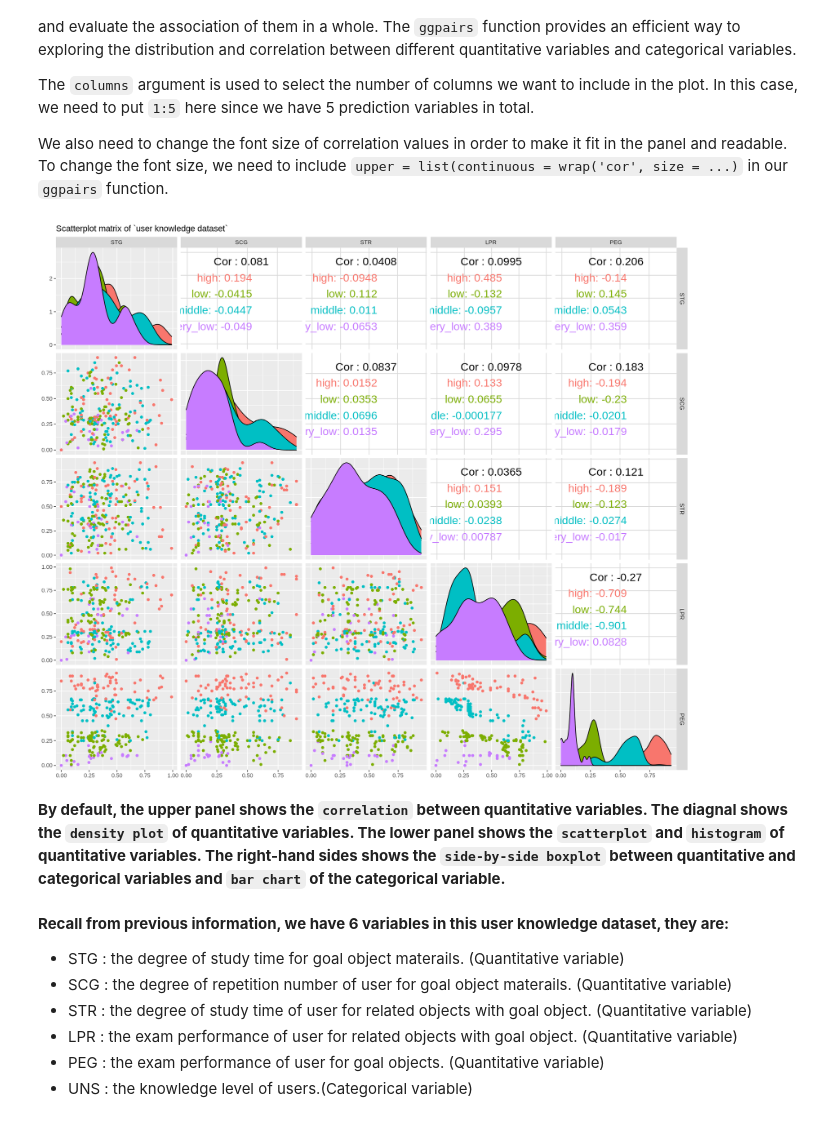
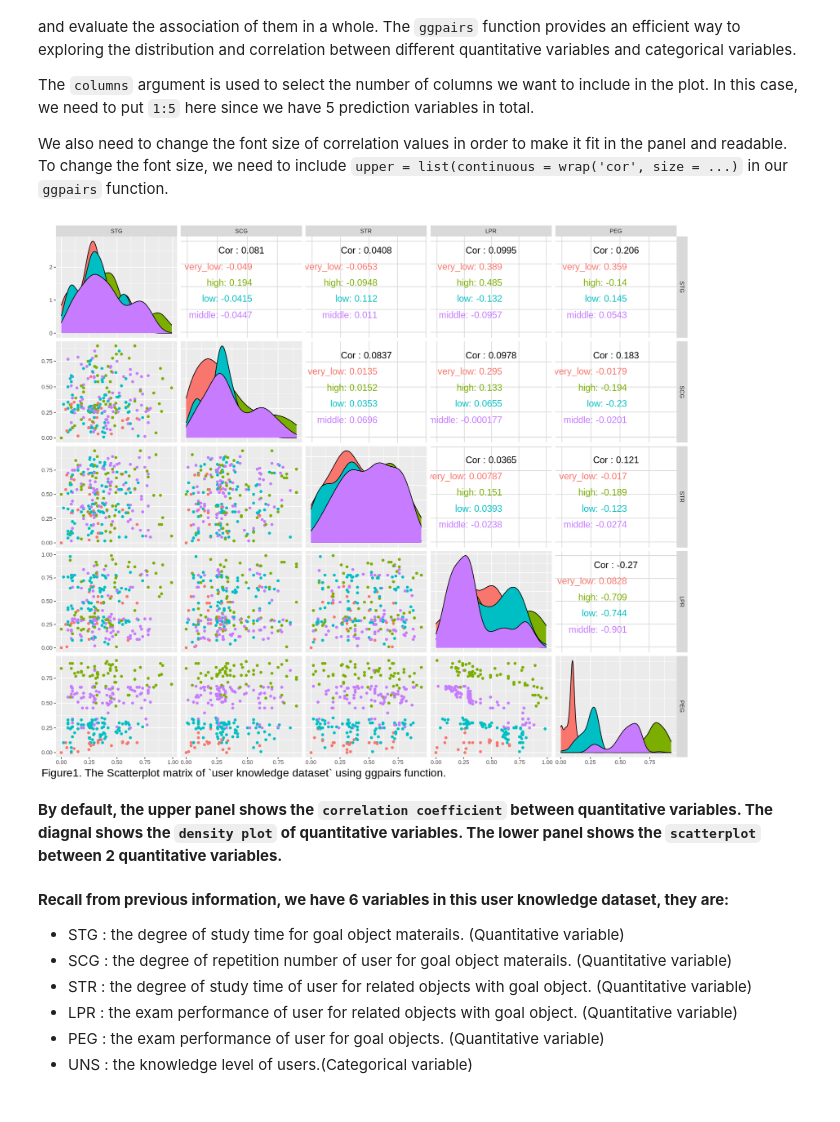
Before and after one commit to kzhang0113/group_8_ds_project, a Jupyter notebook: group_8_final_project.ipynb, the cells around one changed output. Drawn from its saved outputs; the diff is of its cells as text; code cells hidden in the pictures.

Commit message:
Format refined, figure number of each graph added

```diff
--- a/group_8_final_project.ipynb
+++ b/group_8_final_project.ipynb
@@ -74,19 +78,20 @@ As we can see from the two datasets above, they are almost clean. We only need t
 # %%
 # clean the training and testing data, and making sure that the target variable, UNS, is a factor type
-training_data <- mutate(training_data, UNS = as_factor(UNS))
-testing_data <- mutate(testing_data, UNS = as_factor(UNS))
 
 # unite value format
 training_data$UNS = tolower(training_data$UNS)
 training_data <- training_data %>%
                  mutate(UNS = as_factor(UNS))
+print("Training Data")
 training_data
 
 testing_data$UNS = tolower(testing_data$UNS)
 testing_data <- testing_data %>%
     mutate(UNS = str_replace(UNS, " ", "_")) %>%
     mutate(UNS = as_factor(UNS))
+print("Testing Data")
 testing_data
+
 
 # test missing values
 
@@ -186,14 +193,15 @@ We also need to change the font size of correlation values in order to make it f
 # %%
 options(repr.plot.width = 14, repr.plot.height = 12)
 relationship_plot <- ggpairs(training_data, columns = 1:5,
                              ggplot2 :: aes(color = UNS),
-                             upper = list(continuous = wrap('cor', size = 6)),
-                             title = "Scatterplot matrix of `user knowledge dataset`")
+                             upper = list(continuous = wrap('cor', size = 5))) +
+                             labs(caption = "Figure1. The Scatterplot matrix of `user knowledge dataset` using ggpairs function.") +
+                             theme(plot.caption.position = "plot", plot.caption = element_text(size = 17, hjust =0))
 relationship_plot
 # %% [output]
-[figure, old version]
+[figure, new version]
 # %% [markdown]
-**By default, the upper panel shows the `correlation` between quantitative variables. The diagnal shows the `density plot` of quantitative variables. The lower panel shows the `scatterplot` and `histogram` of quantitative variables. The right-hand sides shows the `side-by-side boxplot` between quantitative and categorical variables and `bar chart` of the categorical variable.**
+**By default, the upper panel shows the `correlation coefficient` between quantitative variables. The diagnal shows the `density plot` of quantitative variables. The lower panel shows the `scatterplot` between 2 quantitative variables.**
 # %% [markdown]
 **Recall from previous information, we have 6 variables in this user knowledge dataset, they are:**
 
```
Also changed, not shown: parts of 14 cells of this notebook.
